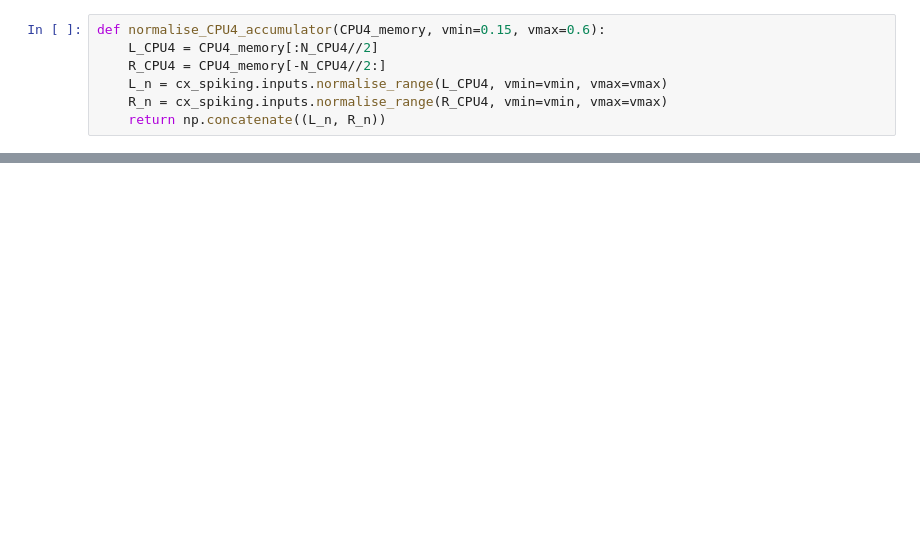
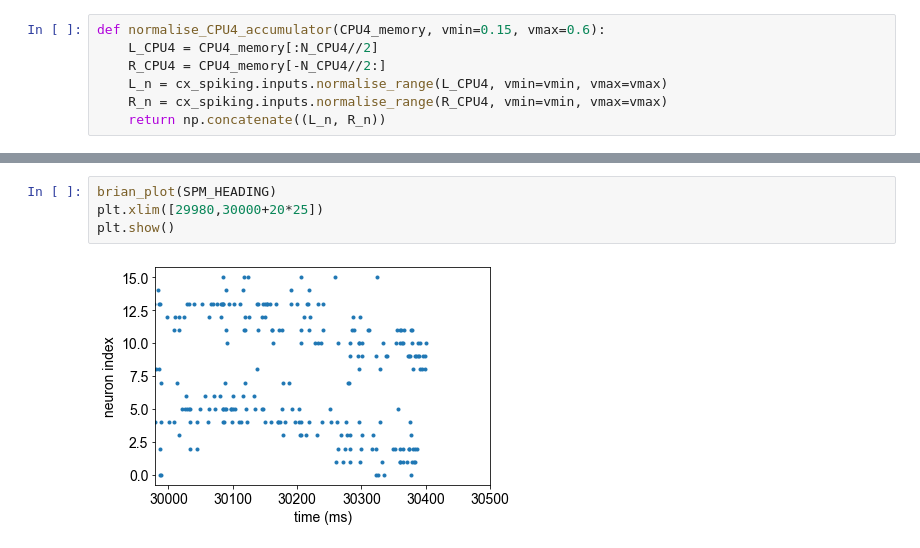
Before and after one commit to filippoferrari/CX_Path_Integration, a Jupyter notebook: notebooks/model_with_accumulator.ipynb, the cells around one changed output, grey strips where cells are left out. Saved outputs shown, nothing was run; the diff lists cells and outputs as text; blank space fills up the shorter version.

```diff
--- a/notebooks/model_with_accumulator.ipynb
+++ b/notebooks/model_with_accumulator.ipynb
@@ -174,0 +281,6 @@ def normalise_CPU4_accumulator(CPU4_memory, vmin=0.15, vmax=0.6):
+# %%
+brian_plot(SPM_HEADING)
+plt.xlim([29980,30000+20*25])
+plt.show()
+# %% [output]
+[figure, added]
```
Also changed, not shown: parts of 11 cells of this notebook, 2 other files.
